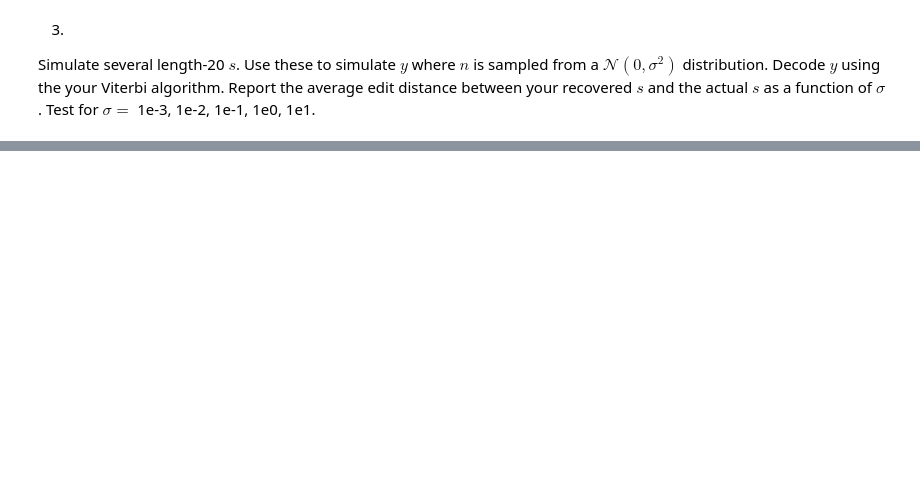
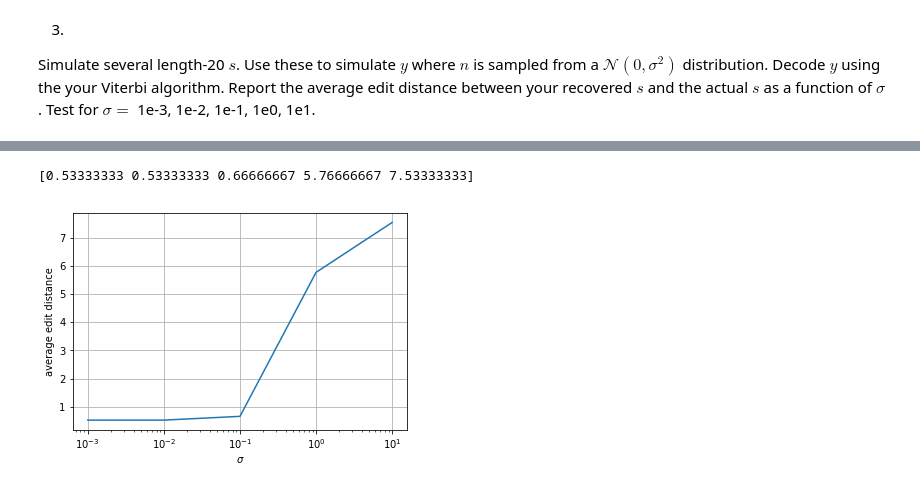
Before and after one commit to data-science-sequencing/data-science-sequencing.github.io, a Jupyter notebook: Win2018/assets/assignment2/ee372_assignment2_solutions.ipynb, the cells around one changed output, grey strips where cells are left out. Cells and saved outputs as stored; diff of their text form; code cells hidden in the pictures; blank space fills up the shorter version.

```diff
--- a/Win2018/assets/assignment2/ee372_assignment2_solutions.ipynb
+++ b/Win2018/assets/assignment2/ee372_assignment2_solutions.ipynb
@@ -492,0 +597,33 @@ Repeat 3 except randomly delete a base in $s$ before generating your $y$. What d
+# %%
+L = 20
+ntrials = 30
+sigmas = [1e-3, 1e-2, 1e-1, 1e0, 1e1]
+averagedists = np.zeros(len(sigmas))
+for i in range(ntrials):
+    seq = np.random.randint(2, size=L)
+    # Delete a random base
+    r = np.random.randint(len(seq))
+    seq2 = np.array(seq, copy=True)
+    seq2[r] = 0
+
+    for j, sigma in enumerate(sigmas):
+        # Generate random sequence
+        Qmat = np.zeros((L-1,L)) # Matrix to convert seqs to y
+        for i in range(L-1):
+            Qmat[i,i] = 0.25
+            Qmat[i,i+1] = 0.9
+        # Form noisy measurement matrix
+        y = np.dot(Qmat, seq2) + sigma*np.random.randn(L-1)
+        recovered = ViterbiDecoding2mer(y, Q, S)
+        averagedists[j] += float(editdistance.eval(recovered, seq))
+
+print(averagedists/ntrials)
+plt.plot(sigmas, averagedists/ntrials)
+plt.xlabel('$\sigma$')
+plt.ylabel('average edit distance')
+plt.xscale('log')
+plt.grid()
+plt.show()
+# %% [output]
+[0.53333333 0.53333333 0.66666667 5.76666667 7.53333333]
+[figure, added]
```
Also changed, not shown: parts of 5 cells of this notebook, 1 other file.
